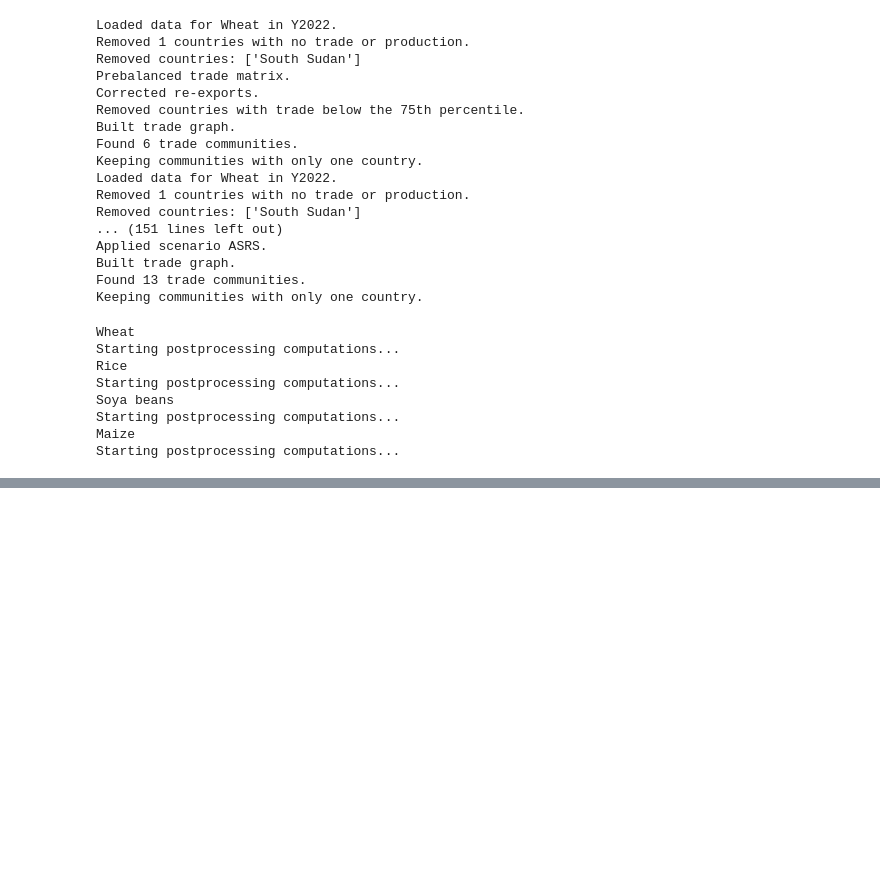
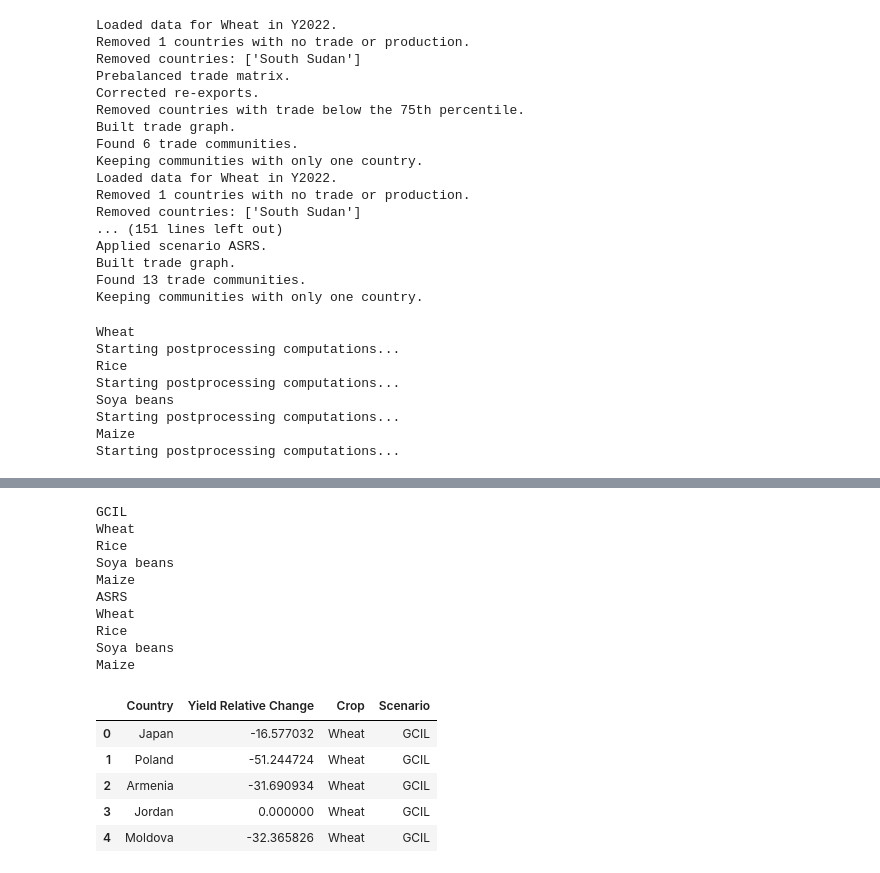
Before and after one commit to lukaszgajewski/pytradeshifts, a Jupyter notebook: scripts/Main Scenarios/crop_overall_comparison.ipynb, the cells around one changed output, grey strips where cells are left out. Saved outputs shown, nothing was run; the diff lists cells and outputs as text; code cells hidden in the pictures; blank space fills up the shorter version.

```diff
--- a/scripts/Main Scenarios/crop_overall_comparison.ipynb
+++ b/scripts/Main Scenarios/crop_overall_comparison.ipynb
@@ -176,0 +176,54 @@ axes[1].legend(loc='lower left')
+# %%
+dfs_list = []
+catastrophes = ["GCIL", "ASRS"]
+crops = ["Wheat", "Rice", "Soya beans", "Maize"]
+# Compare the overall yield decline for the different scenarios
+for catastrophe in catastrophes:
+    print(catastrophe)
+    for crop in crops:
+        print(crop)
+        if catastrophe == "ASRS":
+            if crop == "Wheat":
+                crop_name = "swheat"
+            elif crop == "Rice":
+                crop_name = "rice"
+            elif crop == "Soya Beans":
+                crop_name = "soy"
+            elif crop == "Maize":
+                crop_name = "corn"
+            data = pd.read_csv(f"data{os.sep}scenario_files{os.sep}nuclear_winter{os.sep}xia_47tg_y3_{crop_name}.csv")
+            data["Crop"] = crop
+
+        else:
+            if crop == "Soya beans":
+                crop_name = "Soybean"
+            elif crop == "Maize":
+                crop_name = "Corn"
+            else:
+                crop_name = crop
+            data = pd.read_csv(f"data{os.sep}scenario_files{os.sep}losing_industry{os.sep}{crop_name}2mean_values.csv")
+            data["Crop"] = crop
+
+        data.columns = ["Country", "Yield Relative Change", "Crop"]
+        data["Scenario"] = catastrophe
+        dfs_list.append(data)
+
+df = pd.concat(dfs_list, axis=0)
+df.head()
+# %% [output]
+GCIL
+Wheat
+Rice
+Soya beans
+Maize
+ASRS
+Wheat
+Rice
+Soya beans
+Maize
+|  | Country | Yield Relative Change | Crop | Scenario |
+| 0 | Japan | -16.577032 | Wheat | GCIL |
+| 1 | Poland | -51.244724 | Wheat | GCIL |
+| 2 | Armenia | -31.690934 | Wheat | GCIL |
+| 3 | Jordan | 0.000000 | Wheat | GCIL |
+| 4 | Moldova | -32.365826 | Wheat | GCIL |
```
Also changed, not shown: parts of 6 cells of this notebook.
